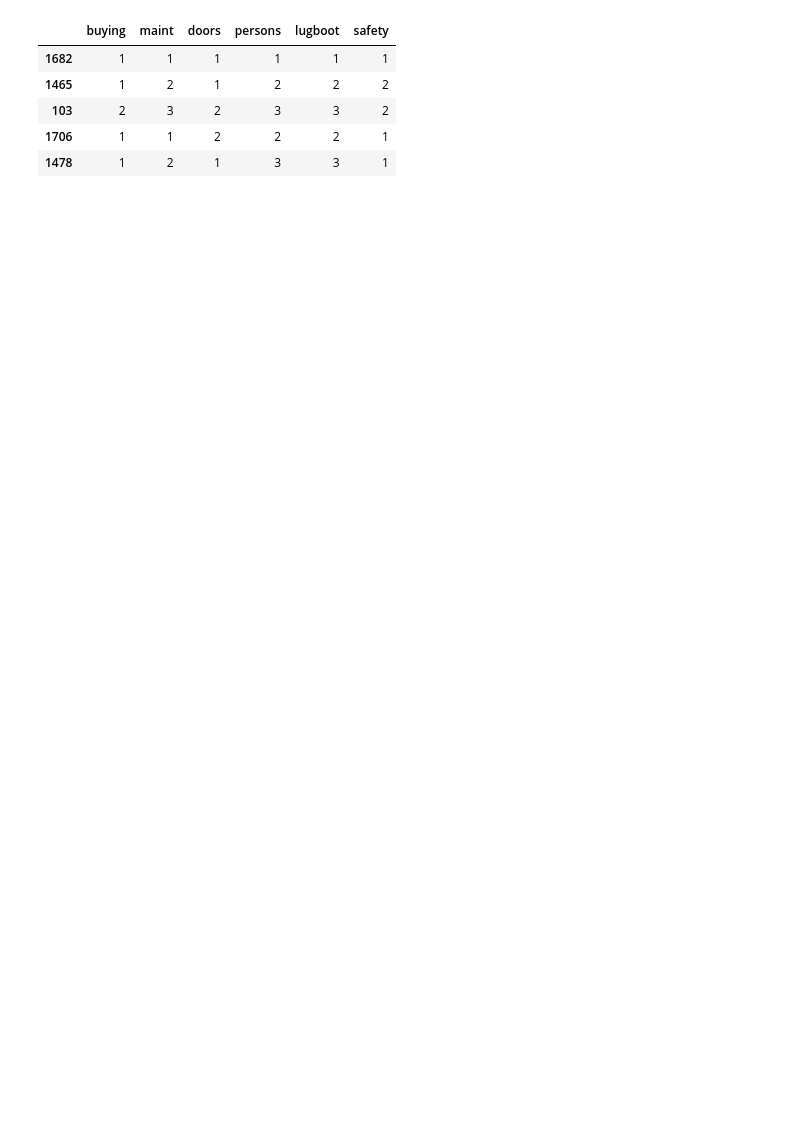
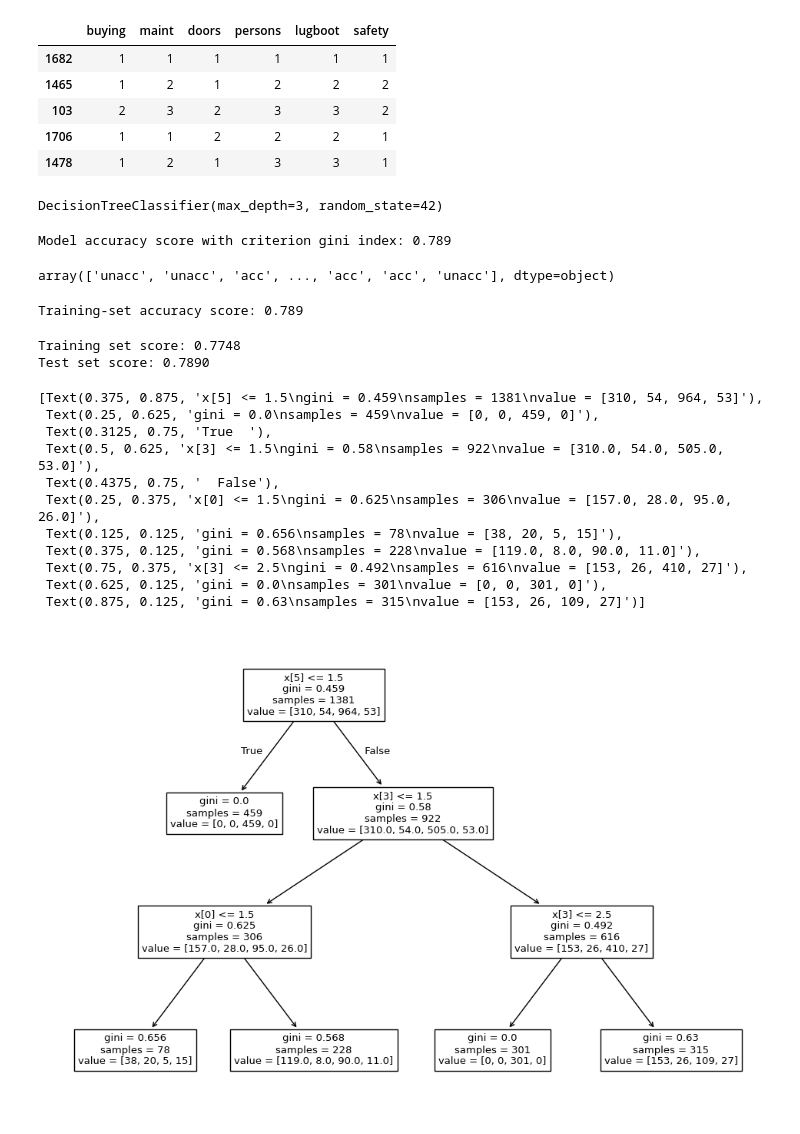
Before and after one commit to AustinKarki/75-Days-of-Coding-Challenge, a Jupyter notebook: DECISIONTREE.ipynb, the cells around one changed output. Saved outputs shown, nothing was run; the diff lists cells and outputs as text; code cells hidden in the pictures; blank space fills up the shorter version.

```diff
--- a/DECISIONTREE.ipynb
+++ b/DECISIONTREE.ipynb
@@ -172,0 +175,7 @@ from sklearn.tree import DecisionTreeClassifier
+# %%
+# decision tree model with cr\iterion gini index
+
+clf_gini = DecisionTreeClassifier(criterion='gini',max_depth=3, random_state=42)
+clf_gini.fit(X_train,y_train)
+# %% [output]
+DecisionTreeClassifier(max_depth=3, random_state=42)
@@ -172,0 +184,45 @@ from sklearn.tree import DecisionTreeClassifier
+# %%
+# accquracy score # in percent #70 percent less is not good but classification is good
+
+from sklearn.metrics import accuracy_score
+print('Model accuracy score with criterion gini index: {0:0.3f}'.format(accuracy_score(y_test,y_pred_gini)))
+# %% [output]
+Model accuracy score with criterion gini index: 0.789
+# %%
+# check for model kati ko overfitting vaira xa vanne concept pauna
+
+# now compairing the training set and testing set accuracy (overfitting)
+y_pred_train_gini=clf_gini.predict(X_train)
+y_pred_train_gini
+# %% [output]
+array(['unacc', 'unacc', 'acc', ..., 'acc', 'acc', 'unacc'], dtype=object)
+# %%
+print('Training-set accuracy score: {0:0.3f}'.format(accuracy_score(y_test,y_pred_gini)))
+# %% [output]
+Training-set accuracy score: 0.789
+# %%
+# again now we will check the scores on training and tesing set
+# checking the overfitting and underfitting
+
+print('Training set score: {:.4f}'.format(clf_gini.score(X_train,y_train)))
+print('Test set score: {:.4f}'.format(clf_gini.score(X_test,y_test)))
+# %% [output]
+Training set score: 0.7748
+Test set score: 0.7890
+# %%
+from sklearn import tree
+plt.figure(figsize=(12,8))
+tree.plot_tree(clf_gini.fit(X_train,y_train))
+# %% [output]
+[Text(0.375, 0.875, 'x[5] <= 1.5\ngini = 0.459\nsamples = 1381\nvalue = [310, 54, 964, 53]'),
+ Text(0.25, 0.625, 'gini = 0.0\nsamples = 459\nvalue = [0, 0, 459, 0]'),
+ Text(0.3125, 0.75, 'True  '),
+ Text(0.5, 0.625, 'x[3] <= 1.5\ngini = 0.58\nsamples = 922\nvalue = [310.0, 54.0, 505.0, 53.0]'),
+ Text(0.4375, 0.75, '  False'),
+ Text(0.25, 0.375, 'x[0] <= 1.5\ngini = 0.625\nsamples = 306\nvalue = [157.0, 28.0, 95.0, 26.0]'),
+ Text(0.125, 0.125, 'gini = 0.656\nsamples = 78\nvalue = [38, 20, 5, 15]'),
+ Text(0.375, 0.125, 'gini = 0.568\nsamples = 228\nvalue = [119.0, 8.0, 90.0, 11.0]'),
+ Text(0.75, 0.375, 'x[3] <= 2.5\ngini = 0.492\nsamples = 616\nvalue = [153, 26, 410, 27]'),
+ Text(0.625, 0.125, 'gini = 0.0\nsamples = 301\nvalue = [0, 0, 301, 0]'),
+ Text(0.875, 0.125, 'gini = 0.63\nsamples = 315\nvalue = [153, 26, 109, 27]')]
+[figure, added]
```
Also changed, not shown: parts of 4 cells of this notebook.
